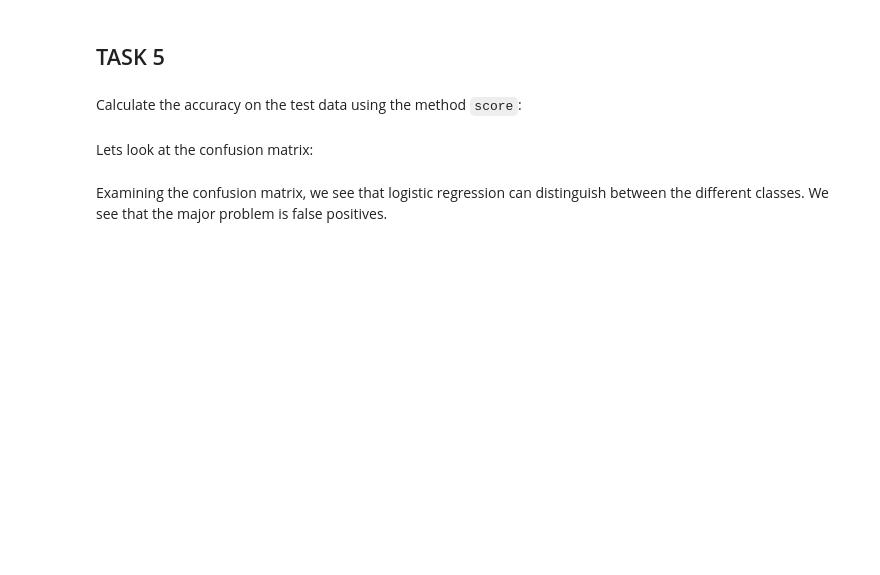
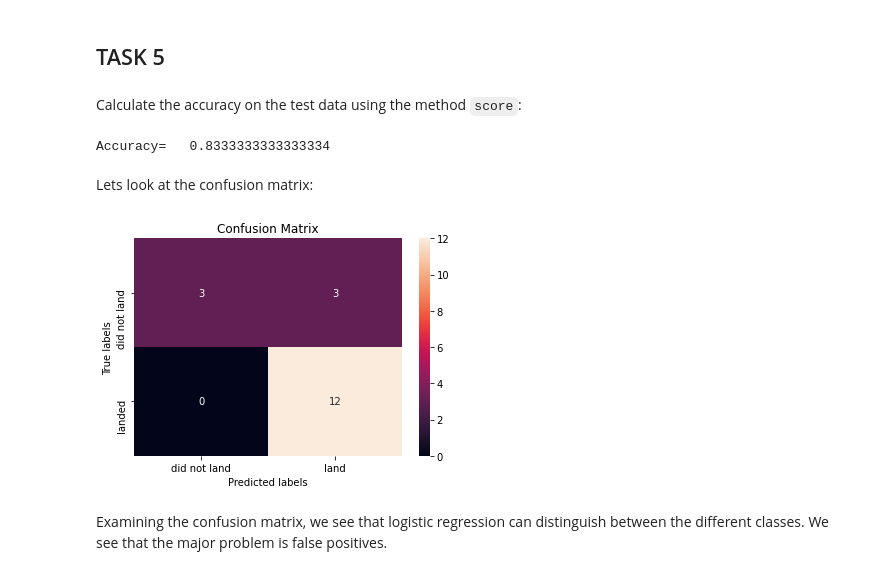
Before and after one commit to SreekanthPuram/DataScienceProject, a Jupyter notebook: SpaceX_Machine Learning Prediction_Part_5.ipynb, the cells around one changed output. Cells and saved outputs as stored; diff of their text form; code cells hidden in the pictures; blank space fills up the shorter version.

```diff
--- a/SpaceX_Machine Learning Prediction_Part_5.ipynb
+++ b/SpaceX_Machine Learning Prediction_Part_5.ipynb
@@ -120,7 +120,7 @@ X.head(100)
 Create a NumPy array from the column <code>Class</code> in <code>data</code>, by applying the method <code>to_numpy()</code>  then
 assign it  to the variable <code>Y</code>,make sure the output is a  Pandas series (only one bracket df\['name of  column']).
 # %%
-Y = data[['Class']].to_numpy()
+Y = data['Class'].to_numpy()
 # %%
 type(Y)
 # %% [output]
@@ -162,3 +162,6 @@ parameters ={'C':[0.01,0.1,1],
 parameters ={"C":[0.01,0.1,1],'penalty':['l2'], 'solver':['lbfgs']}# l1 lasso l2 ridge
 lr=LogisticRegression()
 lr.fit(X_train,Y_train)
+
+gscv = GridSearchCV(lr,parameters,scoring='accuracy',cv=10)
+gsfit = gscv.fit(X_train,Y_train)
@@ -175,11 +177,17 @@ NameError: name 'logreg_cv' is not defined
 ## TASK  5
 # %% [markdown]
 Calculate the accuracy on the test data using the method <code>score</code>:
+# %%
+print('Accuracy=  ',gsfit.score(X_test,Y_test))
+# %% [output]
+Accuracy=   0.8333333333333334
 # %% [markdown]
 Lets look at the confusion matrix:
 # %%
-yhat=logreg_cv.predict(X_test)
+yhat=gsfit.predict(X_test)
 plot_confusion_matrix(Y_test,yhat)
+# %% [output]
+[figure, added]
 # %% [markdown]
 Examining the confusion matrix, we see that logistic regression can distinguish between the different classes.  We see that the major problem is false positives.
 # %% [markdown]
```
Also changed, not shown: parts of 16 cells of this notebook.
